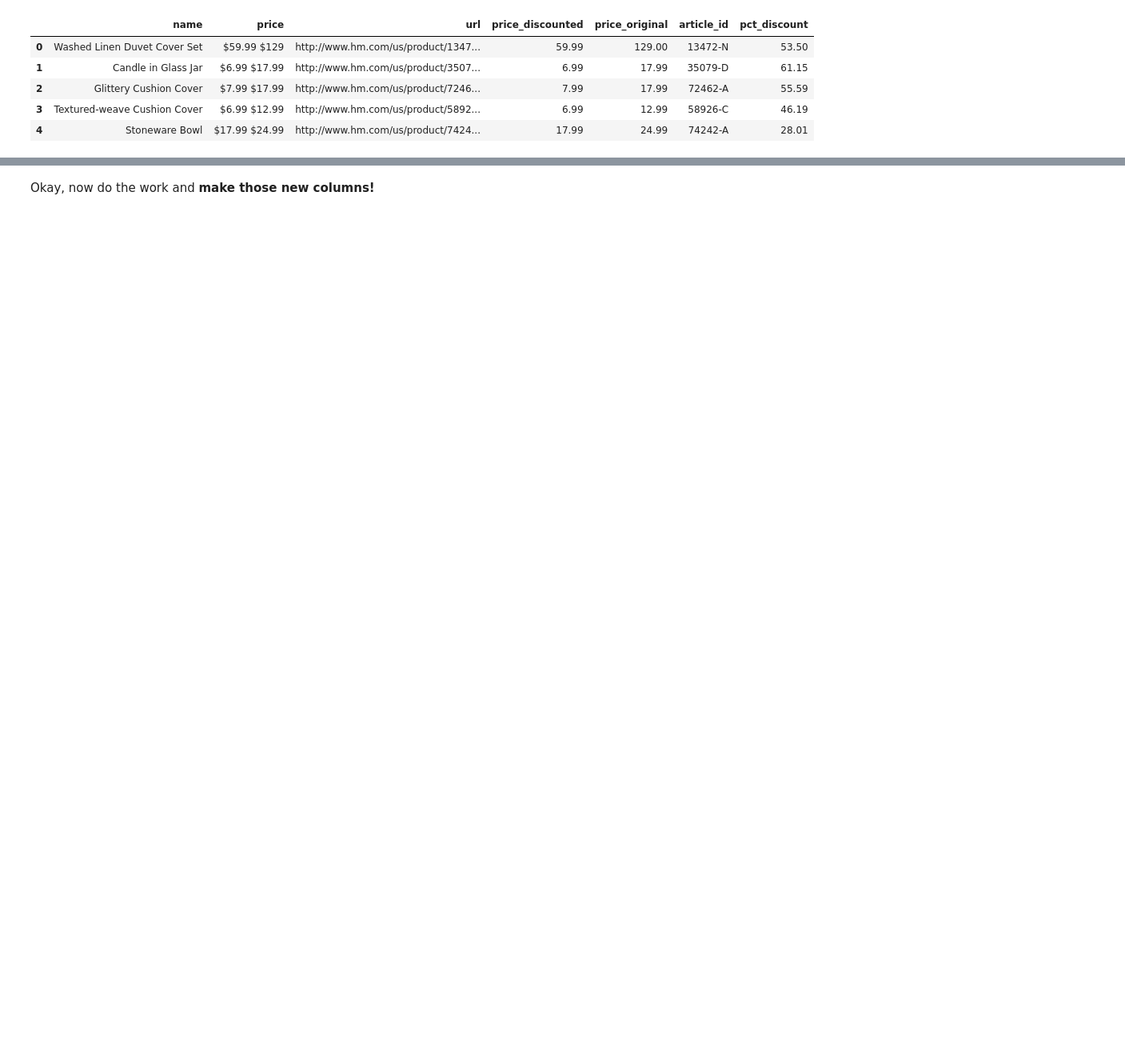
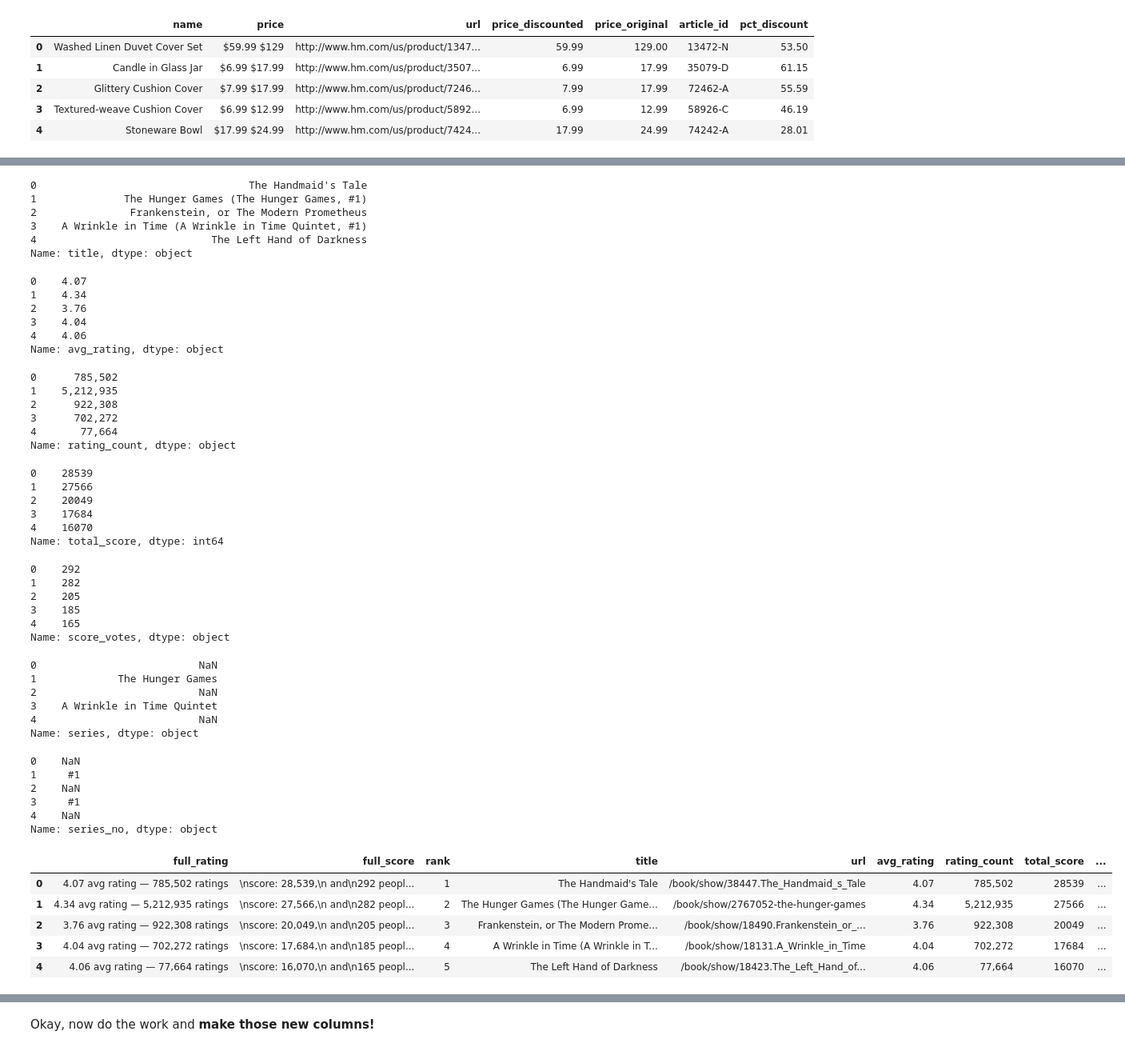
Before and after one commit to julialedur/foundations-2018, a Jupyter notebook: Homework 10/10 - Homework - Regular Expressions.ipynb, the cells around one changed output, grey strips where cells are left out. Shown at 80% size. Cells and saved outputs as stored; diff of their text form; code cells hidden in the pictures; blank space fills up the shorter version.

```diff
--- a/Homework 10/10 - Homework - Regular Expressions.ipynb
+++ b/Homework 10/10 - Homework - Regular Expressions.ipynb
@@ -203,3 +213,83 @@ Save as **sci-fi_cleaned.csv**.
+# %%
+df['title'] = df.title.str.strip()
+df.title.head()
+# %% [output]
+0                                  The Handmaid's Tale
+1              The Hunger Games (The Hunger Games, #1)
+2               Frankenstein, or The Modern Prometheus
+3    A Wrinkle in Time (A Wrinkle in Time Quintet, #1)
+4                            The Left Hand of Darkness
+Name: title, dtype: object
+# %%
+df['avg_rating'] = df.full_rating.str.extract(r"(\d.\d\d )")
+df['avg_rating'].head()
+# %% [output]
+0    4.07
+1    4.34
+2    3.76
+3    4.04
+4    4.06
+Name: avg_rating, dtype: object
+# %%
+df['rating_count'] = df.full_rating.str.extract(r" (\d*,*\d*,*\d*) ratings$")
+df['rating_count'].head()
+# %% [output]
+0      785,502
+1    5,212,935
+2      922,308
+3      702,272
+4       77,664
+Name: rating_count, dtype: object
+# %%
+df['total_score'] = df.full_score.str.extract(r"score: (\d*,*\d*,*\d*),")
+df['total_score'] = df['total_score'].str.replace(",", "").apply(pd.to_numeric)
+df.total_score.head()
+# %% [output]
+0    28539
+1    27566
+2    20049
+3    17684
+4    16070
+Name: total_score, dtype: int64
+# %%
+df['score_votes'] = df.full_score.str.extract(r"(\d*\d*\d*) people voted")
+df.score_votes.head()
+# %% [output]
+0    292
+1    282
+2    205
+3    185
+4    165
+Name: score_votes, dtype: object
+# %%
+df['series'] = df.title.str.extract(r"\((.*),.*\)")
+df.series.head()
+# %% [output]
+0                          NaN
+1             The Hunger Games
+2                          NaN
+3    A Wrinkle in Time Quintet
+4                          NaN
+Name: series, dtype: object
+# %%
+df['series_no'] = df.title.str.extract(r"\(.*,(.*)\)")
+df.series_no.head()
+# %% [output]
+0    NaN
+1     #1
+2    NaN
+3     #1
+4    NaN
+Name: series_no, dtype: object
+# %%
+df.head()
+# %% [output]
+|  | full_rating | full_score | rank | title | url | avg_rating | rating_count | total_score | ... |
+| 0 | 4.07 avg rating — 785,502 ratings | \nscore: 28,539,\n and\n292 peopl... | 1 | The Handmaid's Tale | /book/show/38447.The_Handmaid_s_Tale | 4.07 | 785,502 | 28539 | ... |
+| 1 | 4.34 avg rating — 5,212,935 ratings | \nscore: 27,566,\n and\n282 peopl... | 2 | The Hunger Games (The Hunger Game... | /book/show/2767052-the-hunger-games | 4.34 | 5,212,935 | 27566 | ... |
+| 2 | 3.76 avg rating — 922,308 ratings | \nscore: 20,049,\n and\n205 peopl... | 3 | Frankenstein, or The Modern Prome... | /book/show/18490.Frankenstein_or_... | 3.76 | 922,308 | 20049 | ... |
+| 3 | 4.04 avg rating — 702,272 ratings | \nscore: 17,684,\n and\n185 peopl... | 4 | A Wrinkle in Time (A Wrinkle in T... | /book/show/18131.A_Wrinkle_in_Time | 4.04 | 702,272 | 17684 | ... |
+| 4 | 4.06 avg rating — 77,664 ratings | \nscore: 16,070,\n and\n165 peopl... | 5 | The Left Hand of Darkness | /book/show/18423.The_Left_Hand_of... | 4.06 | 77,664 | 16070 | ... |
 # %% [markdown]
 ## 1.3 Where you're just doing one of my former students' projects
 
```
Also changed, not shown: parts of 22 cells of this notebook.
